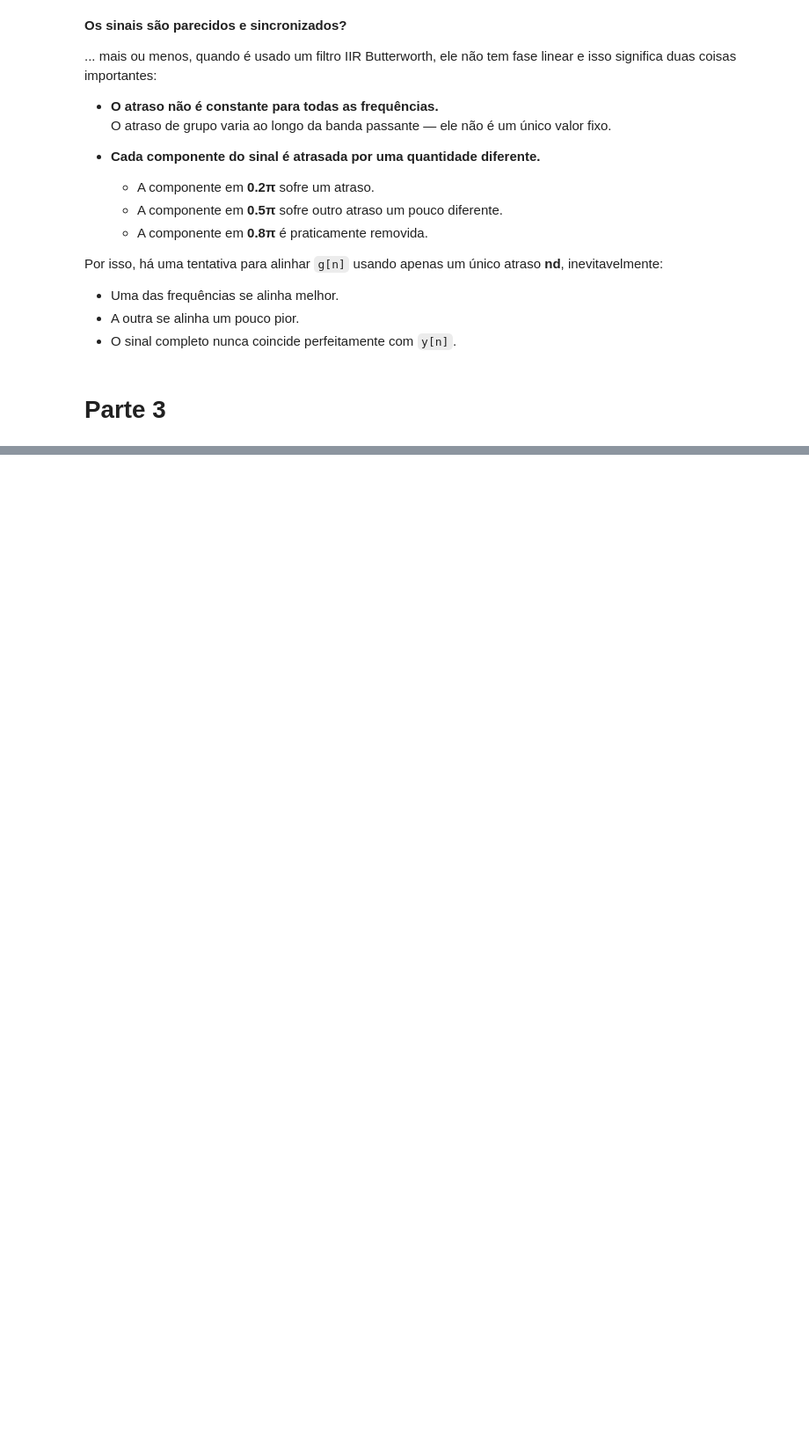
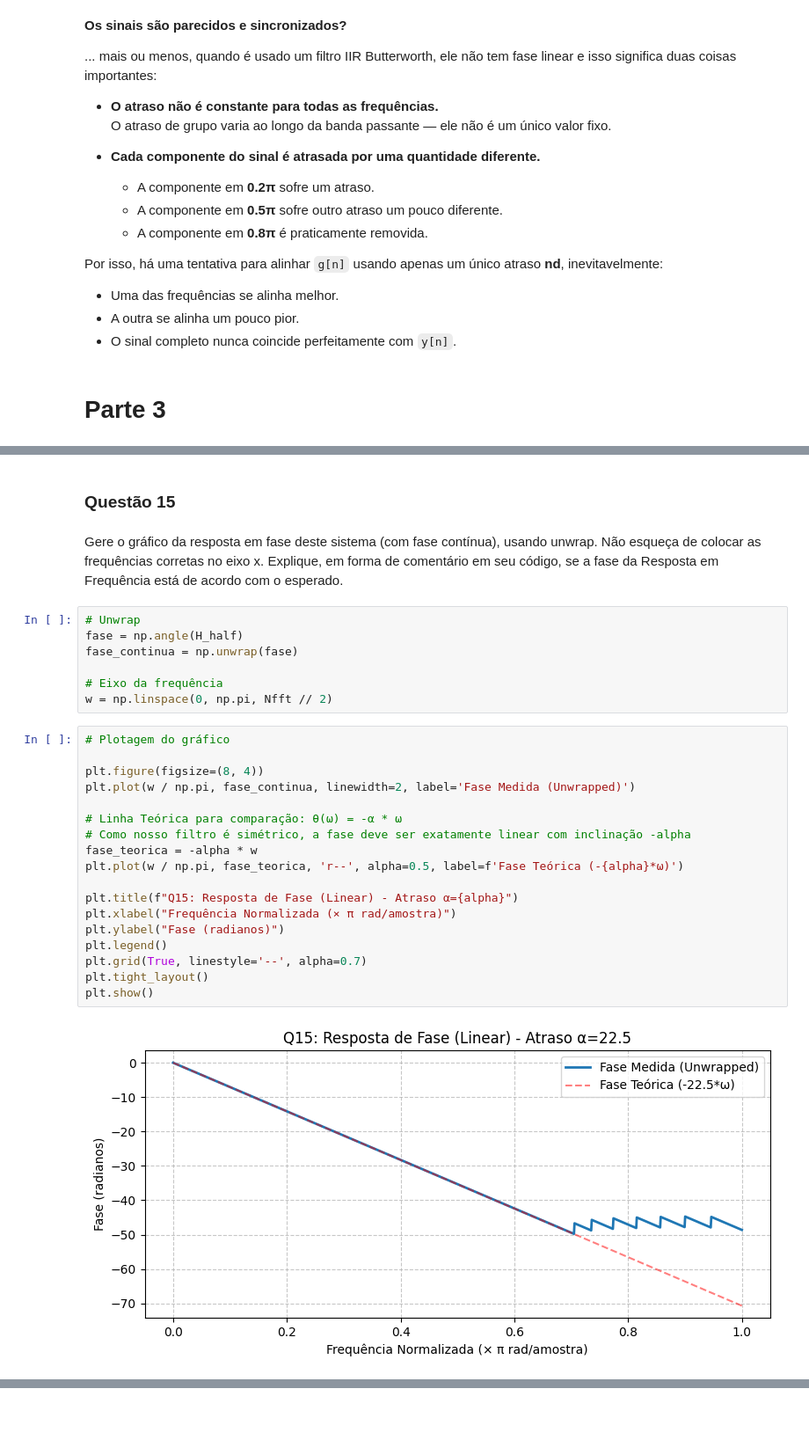
Before and after one commit to Miguel-Edson/Processamento_Digital_de_Sinais, a Jupyter notebook: Miguel_Edson_Ramos_Lima.ipynb, the cells around one changed output, grey strips where cells are left out. Shown at 88% size. Saved outputs shown, nothing was run; the diff lists cells and outputs as text; blank space fills up the shorter version.

```diff
--- a/Miguel_Edson_Ramos_Lima.ipynb
+++ b/Miguel_Edson_Ramos_Lima.ipynb
@@ -479,0 +709,31 @@ Por isso, há uma tentativa para alinhar `g[n]` usando apenas um único atraso *
+# %% [markdown]
+### Questão 15
+# %% [markdown]
+ Gere o gráfico da resposta em fase deste sistema (com fase contínua), usando unwrap. Não esqueça de colocar as frequências corretas no eixo x. Explique, em forma de comentário em seu código, se a fase da Resposta em Frequência está de acordo com o esperado.
+# %%
+# Unwrap
+fase = np.angle(H_half)
+fase_continua = np.unwrap(fase)
+
+# Eixo da frequência
+w = np.linspace(0, np.pi, Nfft // 2)
+# %%
+# Plotagem do gráfico
+
+plt.figure(figsize=(8, 4))
+plt.plot(w / np.pi, fase_continua, linewidth=2, label='Fase Medida (Unwrapped)')
+
+# Linha Teórica para comparação: θ(ω) = -α * ω
+# Como nosso filtro é simétrico, a fase deve ser exatamente linear com inclinação -alpha
+fase_teorica = -alpha * w
+plt.plot(w / np.pi, fase_teorica, 'r--', alpha=0.5, label=f'Fase Teórica (-{alpha}*ω)')
+
+plt.title(f"Q15: Resposta de Fase (Linear) - Atraso α={alpha}")
+plt.xlabel("Frequência Normalizada (× π rad/amostra)")
+plt.ylabel("Fase (radianos)")
+plt.legend()
+plt.grid(True, linestyle='--', alpha=0.7)
+plt.tight_layout()
+plt.show()
+# %% [output]
+[figure, added]
```
Also changed, not shown: parts of 28 cells of this notebook.
